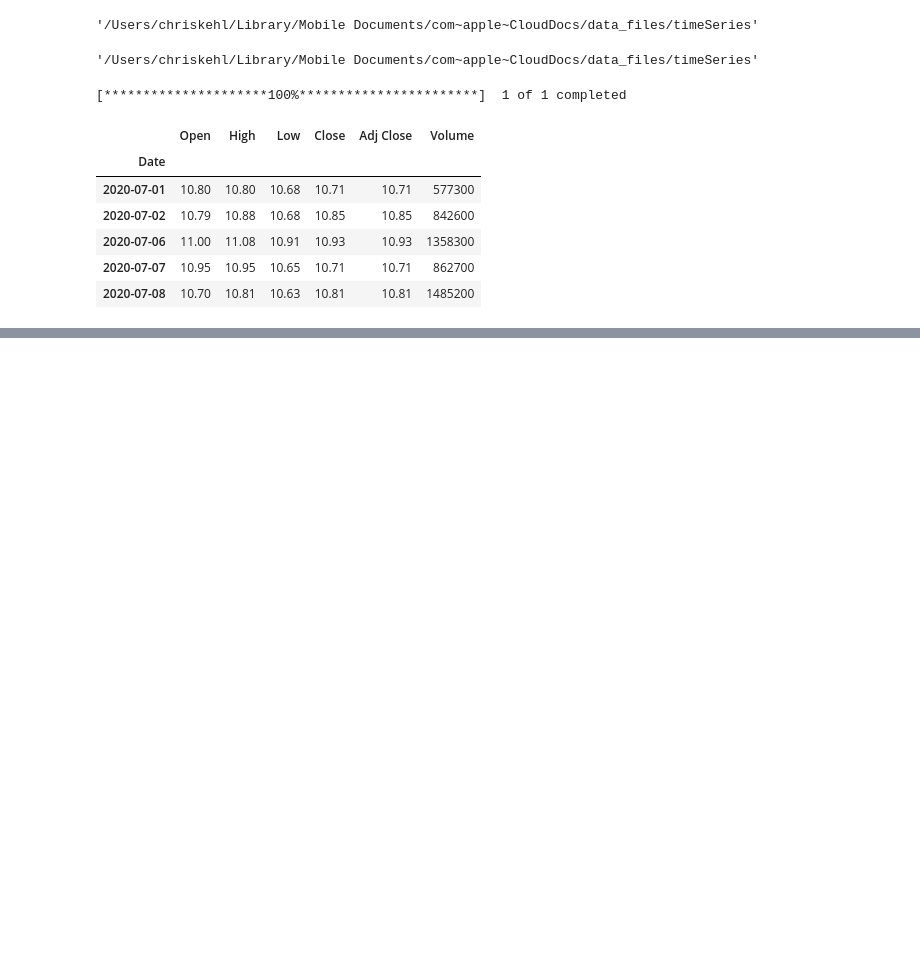
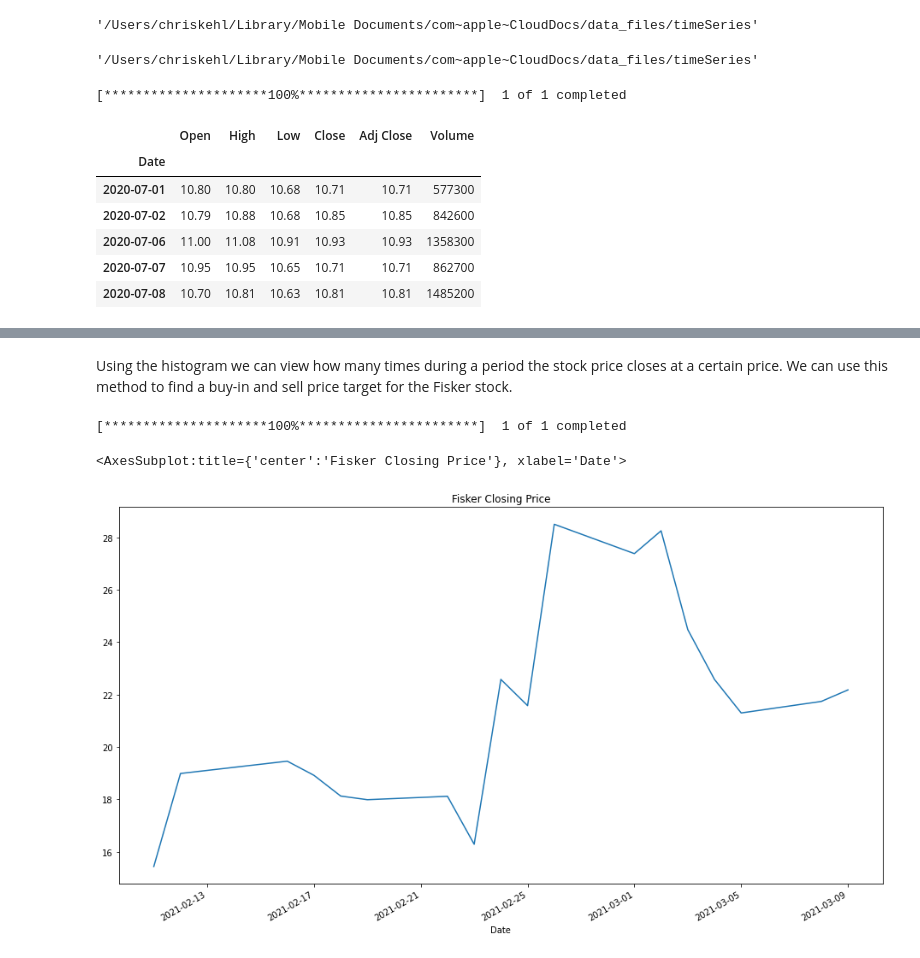
Before and after one commit to chris-kehl/dataScience, a Jupyter notebook: Project/Fisker_StockPrediction.ipynb, the cells around one changed output, grey strips where cells are left out. Drawn from its saved outputs; the diff is of its cells as text; code cells hidden in the pictures; blank space fills up the shorter version.

```diff
--- a/Project/Fisker_StockPrediction.ipynb
+++ b/Project/Fisker_StockPrediction.ipynb
@@ -69,0 +76,13 @@ plt.show()
+# %% [markdown]
+Using the histogram we can view how many times during a period the stock price closes at a certain price.  We can use this method to find a buy-in and sell price target for the Fisker stock.
+# %%
+# Download Fisker stock
+fsr30Days = yf.download('FSR','2021-02-11','2021-03-10')
+# %% [output]
+[*********************100%***********************]  1 of 1 completed
+# %%
+fsr30Days['Close'].plot(label='FSR', figsize=(16,9), title='Fisker Closing Price')
+#plt.savefig('30dayFsrPlot.png', transparent=True)
+# %% [output]
+<AxesSubplot:title={'center':'Fisker Closing Price'}, xlabel='Date'>
+[figure, added]
```
Also changed, not shown: parts of 36 cells of this notebook, 2 other files.
